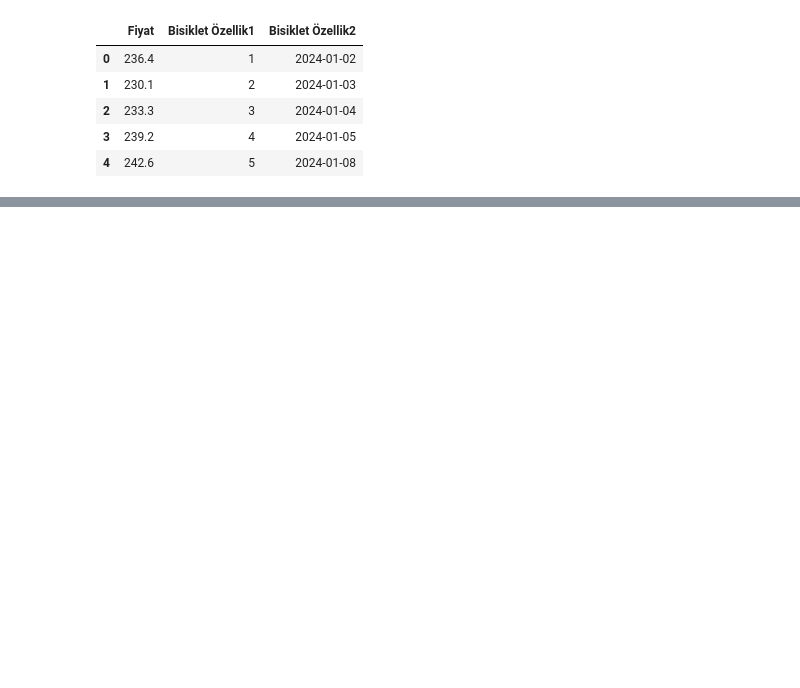
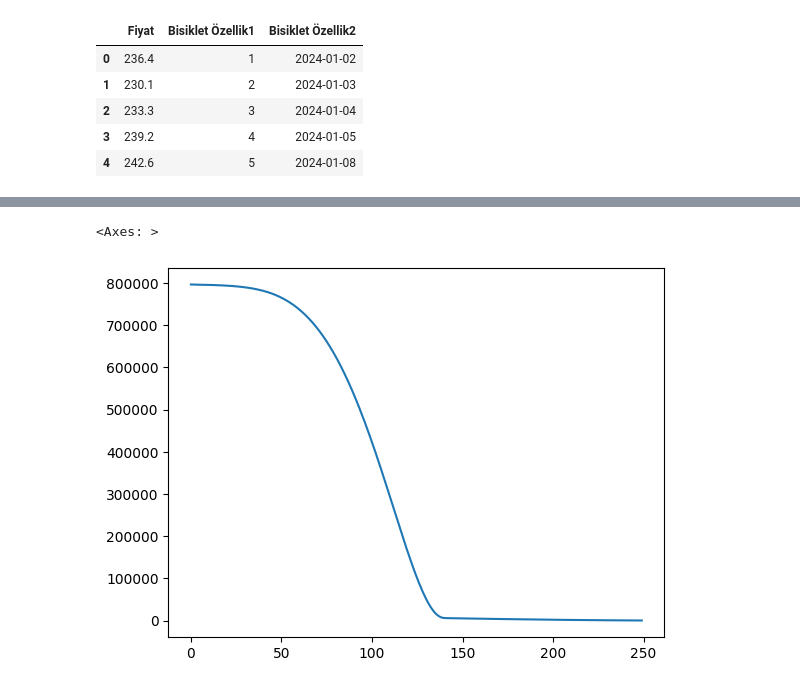
Before and after one commit to SELIMCNR/Python-learning-Jupiter, a Jupyter notebook: 29-TenserFlow.ipynb, the cells around one changed output, grey strips where cells are left out. Saved outputs shown, nothing was run; the diff lists cells and outputs as text; code cells hidden in the pictures; blank space fills up the shorter version.

```diff
--- a/29-TenserFlow.ipynb
+++ b/29-TenserFlow.ipynb
@@ -21,0 +107,2 @@ NameError: name 'sbn' is not defined
+# %%
+x_train = scaler.transform(x_train)
@@ -21,0 +146,10 @@ NameError: name 'sbn' is not defined
+# %%
+model1 = Sequential()
+# %%
+model1.add(Dense(5,activation="relu"))
+model1.add(Dense(5,activation="relu"))
+model1.add(Dense(5,activation="relu")) # 3 katmanlı bir yapay sinir ağı oluşturduk. hidden layerlar 5 er nöronlu
+model1.add(Dense(1)) # output layer
+model1.compile(optimizer="rmsprop",loss="mse") # optimizer -> en iyi sonuca ulaşmak için hangi algoritmayı kullanacağımızı belirler. loss -> kayıp fonksiyonu
+# %%
+model1.fit(x_train,y_train,epochs=250) # epochs -> kaç kere eğitim yapılacağını belirler
@@ -21,0 +175,6 @@ NameError: name 'sbn' is not defined
+# %%
+loss = model1.history.history["loss"] # loss değerlerini kaydettik
+sbn.lineplot(x=range(len(loss)),y=loss) # loss değerlerini grafiğe döktük
+# %% [output]
+<Axes: >
+[figure, added]
```
Also changed, not shown: parts of 50 cells of this notebook, 3 other files.
